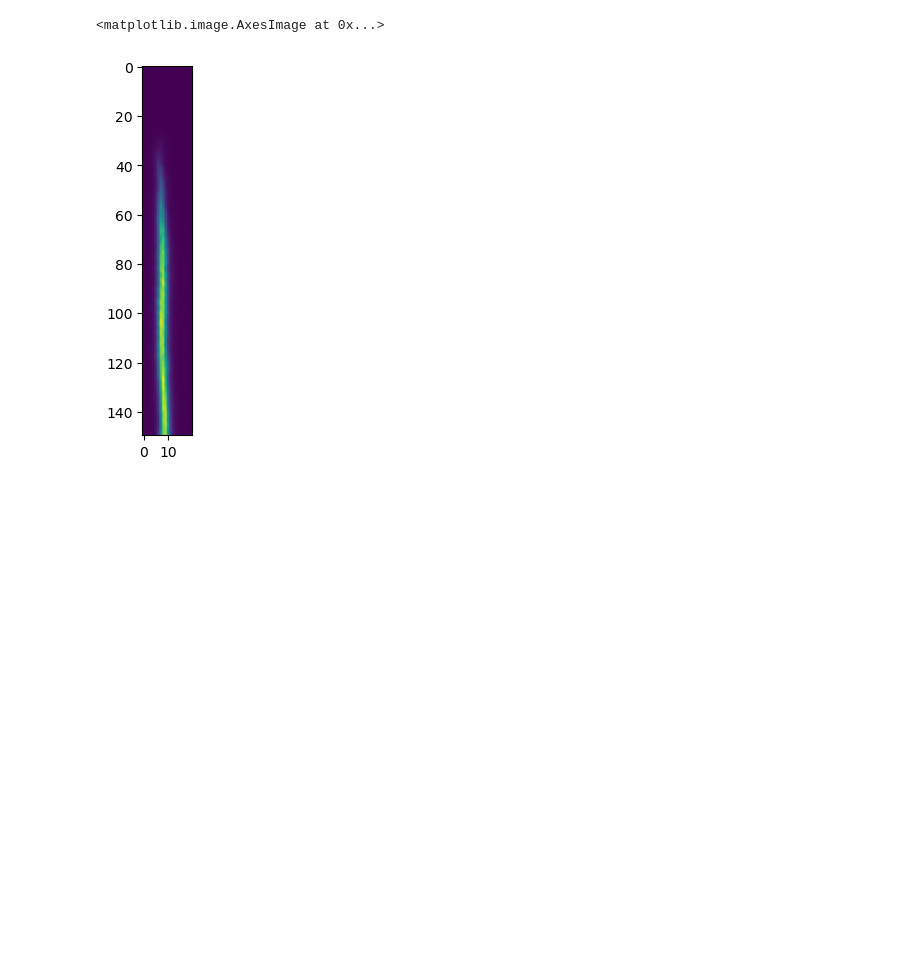
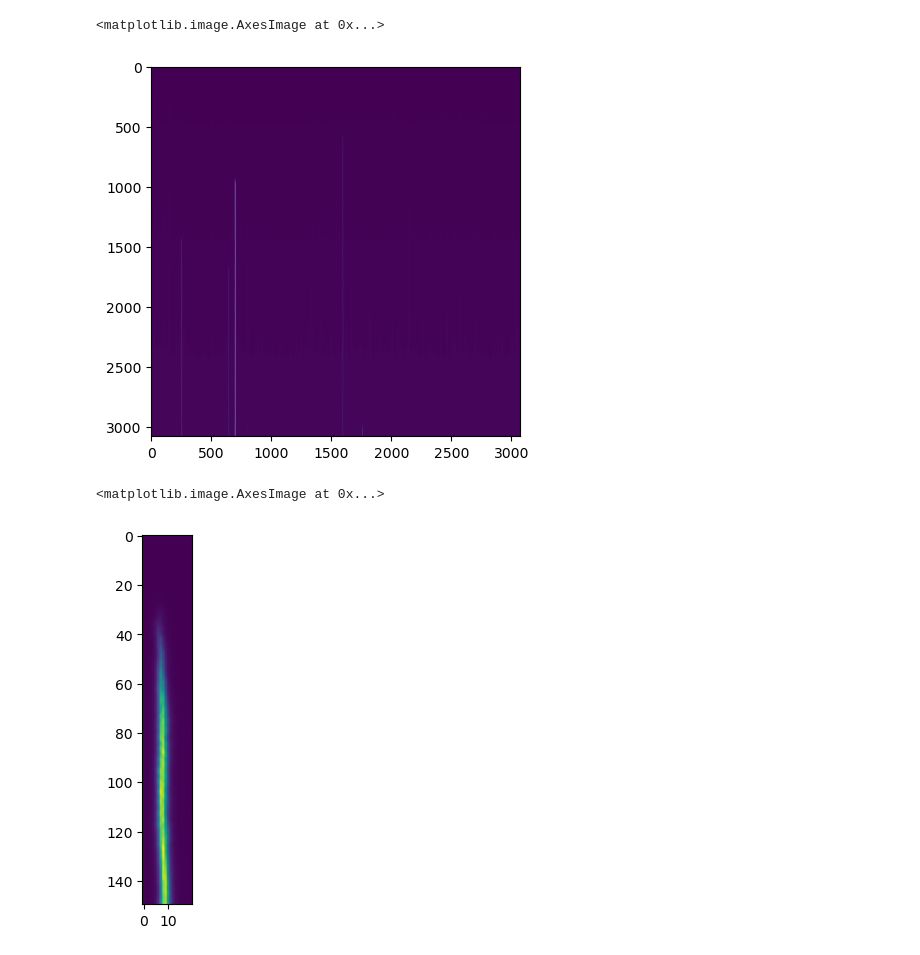
Before and after one commit to SHDaniels/Continuous-Readout-Image-Transient-Detection-with-CNNs, a Jupyter notebook: find_those_coordinates.ipynb, the cells around one changed output. Cells and saved outputs as stored; diff of their text form; code cells hidden in the pictures; blank space fills up the shorter version.

```diff
--- a/find_those_coordinates.ipynb
+++ b/find_those_coordinates.ipynb
@@ -14,6 +20,13 @@ fname2 = "ztf_20221019449815_000561_zg_c03_x.fits.fz"
 path = fpath2 + fname2
 hdul = fits.open(path)
 file1_array = hdul[1].data
+# %%
+plt.imshow(file1_array)
+#we want the ten brightest streaks here
+# plt.hist(file1_array)
+# %% [output]
+<matplotlib.image.AxesImage at 0x...>
+[figure, added]
 # %%
 plt.imshow(file1_array[900:1050, 693 : 693 + 20])
 # %% [output]
```
Also changed, not shown: parts of 23 cells of this notebook.
